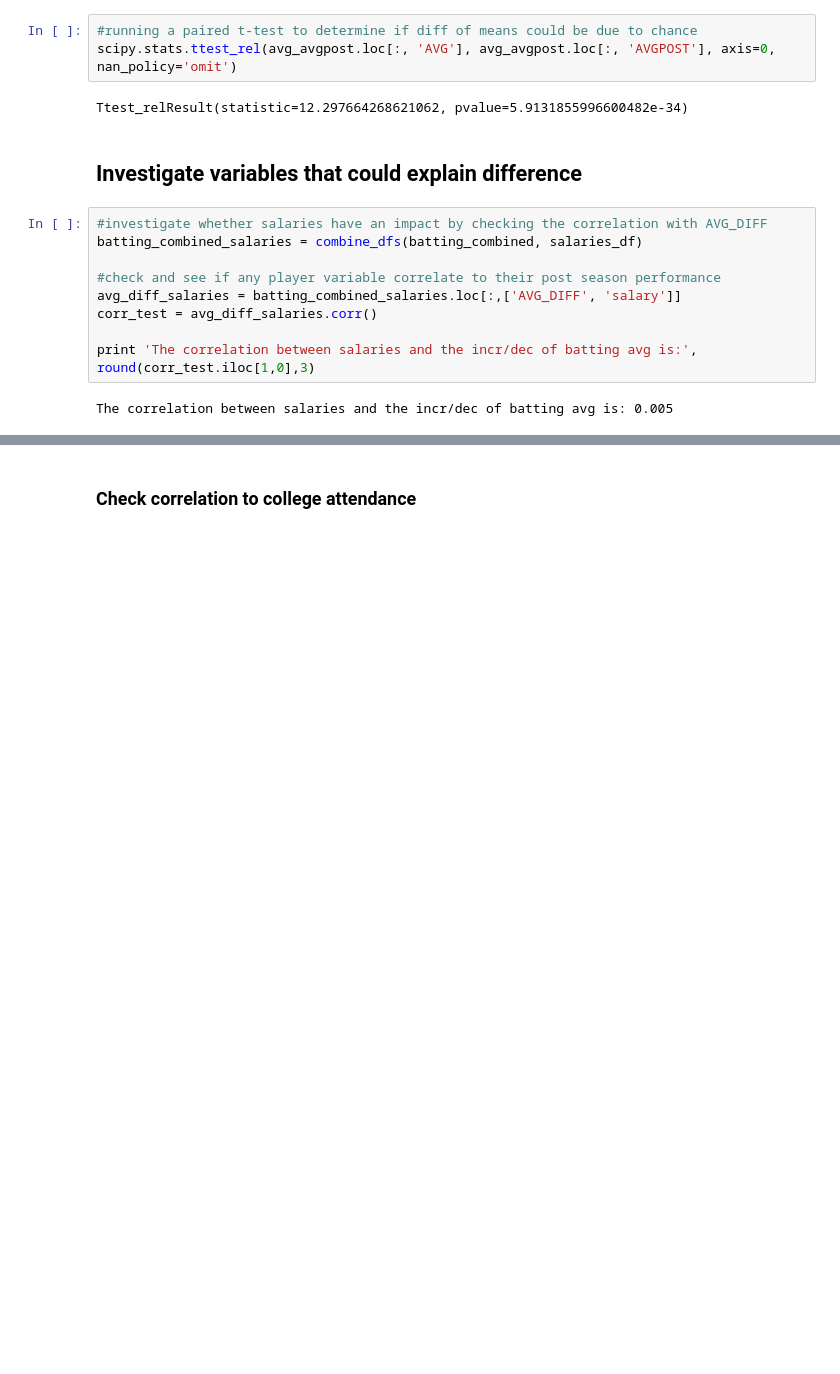
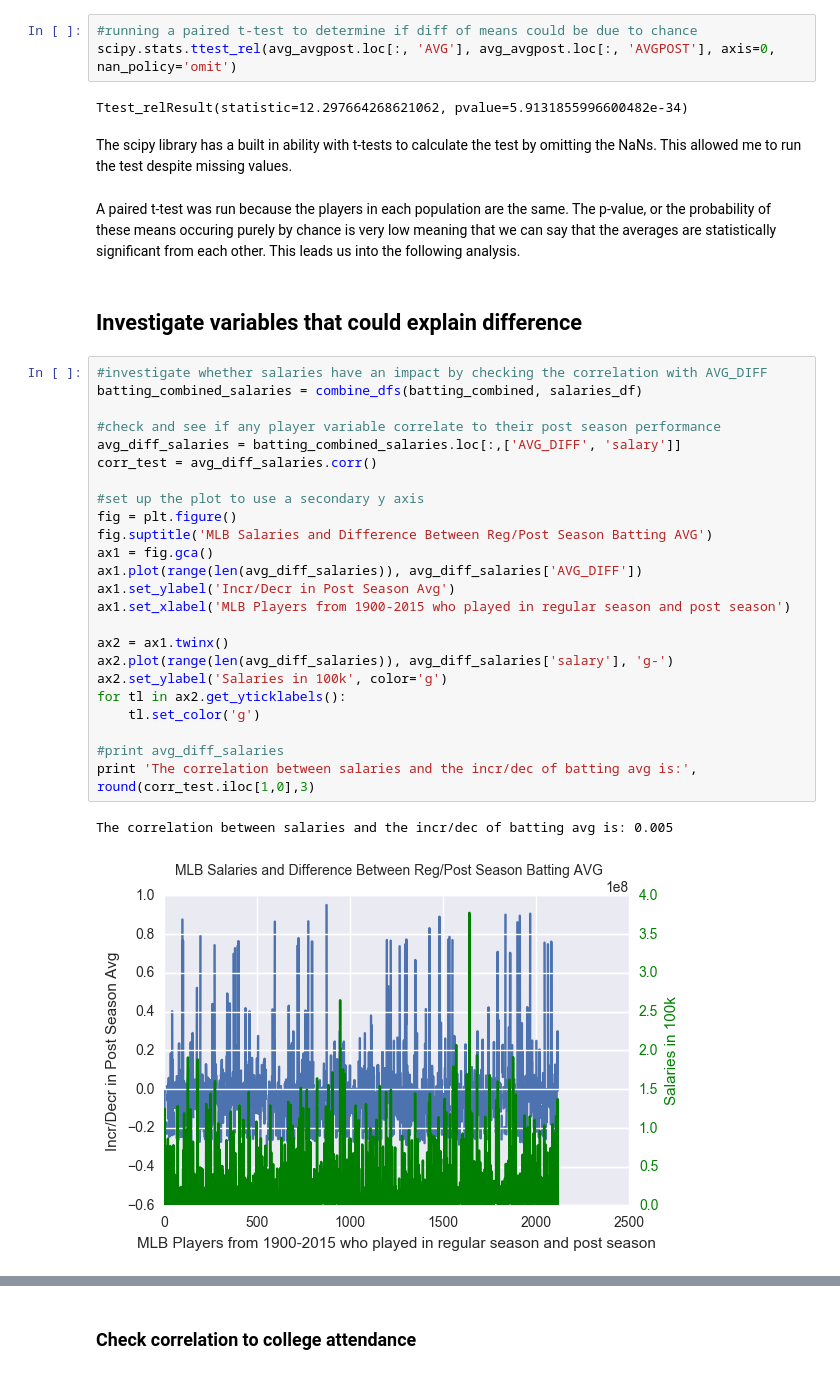
Before and after one commit to bjpreisler/MLB-imported-from-ipynb, a Jupyter notebook: MLB Post Season Analysis.ipynb, the cells around one changed output, grey strips where cells are left out. Drawn from its saved outputs; the diff is of its cells as text; blank space fills up the shorter version.

```diff
--- a/MLB Post Season Analysis.ipynb
+++ b/MLB Post Season Analysis.ipynb
@@ -191,16 +196,36 @@ The average of players batting in the post season is: 0.197
 scipy.stats.ttest_rel(avg_avgpost.loc[:, 'AVG'], avg_avgpost.loc[:, 'AVGPOST'], axis=0, nan_policy='omit')
 # %% [output]
 Ttest_relResult(statistic=12.297664268621062, pvalue=5.9131855996600482e-34)
+# %% [markdown]
+The scipy library has a built in ability with t-tests to calculate the test by omitting the NaNs.  This allowed me to run the test despite missing values.
+# %% [markdown]
+A paired t-test was run because the players in each population are the same.  The p-value, or the probability of these means occuring purely by chance is very low meaning that we can say that the averages are statistically significant from each other.  This leads us into the following analysis.
 # %% [markdown]
 ## Investigate variables that could explain difference
 # %%
 #investigate whether salaries have an impact by checking the correlation with AVG_DIFF
 batting_combined_salaries = combine_dfs(batting_combined, salaries_df)
 
 #check and see if any player variable correlate to their post season performance
 avg_diff_salaries = batting_combined_salaries.loc[:,['AVG_DIFF', 'salary']]
 corr_test = avg_diff_salaries.corr()
 
+#set up the plot to use a secondary y axis
+fig = plt.figure()
+fig.suptitle('MLB Salaries and Difference Between Reg/Post Season Batting AVG')
+ax1 = fig.gca()
+ax1.plot(range(len(avg_diff_salaries)), avg_diff_salaries['AVG_DIFF'])
+ax1.set_ylabel('Incr/Decr in Post Season Avg')
+ax1.set_xlabel('MLB Players from 1900-2015 who played in regular season and post season')
+
+ax2 = ax1.twinx()
+ax2.plot(range(len(avg_diff_salaries)), avg_diff_salaries['salary'], 'g-')
+ax2.set_ylabel('Salaries in 100k', color='g')
+for tl in ax2.get_yticklabels():
+    tl.set_color('g')
+
+#print avg_diff_salaries
 print 'The correlation between salaries and the incr/dec of batting avg is:', round(corr_test.iloc[1,0],3)
 # %% [output]
 The correlation between salaries and the incr/dec of batting avg is: 0.005
+[figure, added]
```
Also changed, not shown: parts of 20 cells of this notebook.
